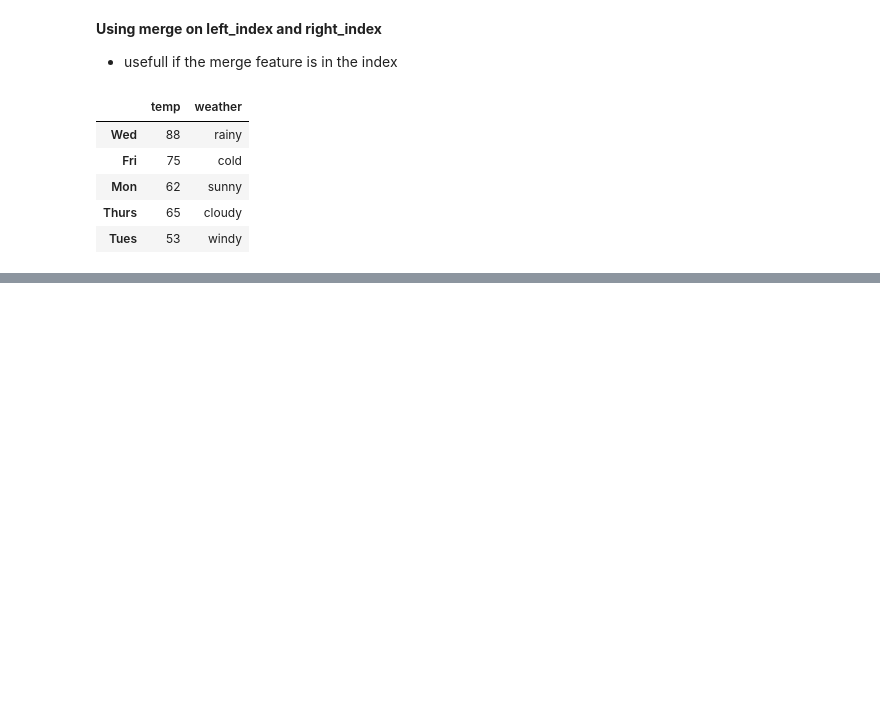
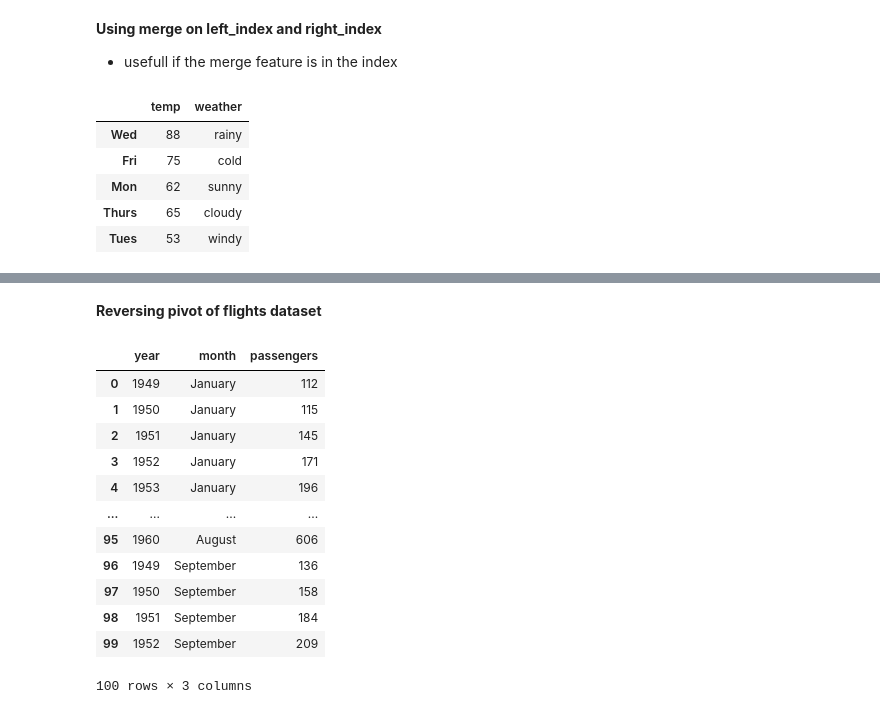
Before and after one commit to Tyler9937/Data-Science-and-Computer-Science-Fundamentals, a Jupyter notebook: Statistics Fundementals/Data Wrangling and Storytelling/Join and Reshape Data.ipynb, the cells around one changed output, grey strips where cells are left out. Cells and saved outputs as stored; diff of their text form; code cells hidden in the pictures; blank space fills up the shorter version.

```diff
--- a/Statistics Fundementals/Data Wrangling and Storytelling/Join and Reshape Data.ipynb
+++ b/Statistics Fundementals/Data Wrangling and Storytelling/Join and Reshape Data.ipynb
@@ -233,0 +318,26 @@ display(df11)
+# %% [markdown]
+**Reversing pivot of flights dataset**
+# %%
+# Removing Catagory Index type
+df.columns = df.columns.astype(str)
+# reseting index and creating year feature
+df = df.reset_index()
+
+# Melting the dataframe to tidy format
+df = df.melt(id_vars="year", value_vars=["January", "February", "March", "April", "May", "June", "July",	"August", "September", "October", "November", "December"])
+df = df.rename(columns = {'value':'passengers'})
+df.head(100)
+# %% [output]
+|  | year | month | passengers |
+| 0 | 1949 | January | 112 |
+| 1 | 1950 | January | 115 |
+| 2 | 1951 | January | 145 |
+| 3 | 1952 | January | 171 |
+| 4 | 1953 | January | 196 |
+| ... | ... | ... | ... |
+| 95 | 1960 | August | 606 |
+| 96 | 1949 | September | 136 |
+| 97 | 1950 | September | 158 |
+| 98 | 1951 | September | 184 |
+| 99 | 1952 | September | 209 |
+100 rows × 3 columns
```
Also changed, not shown: parts of 16 cells of this notebook.
